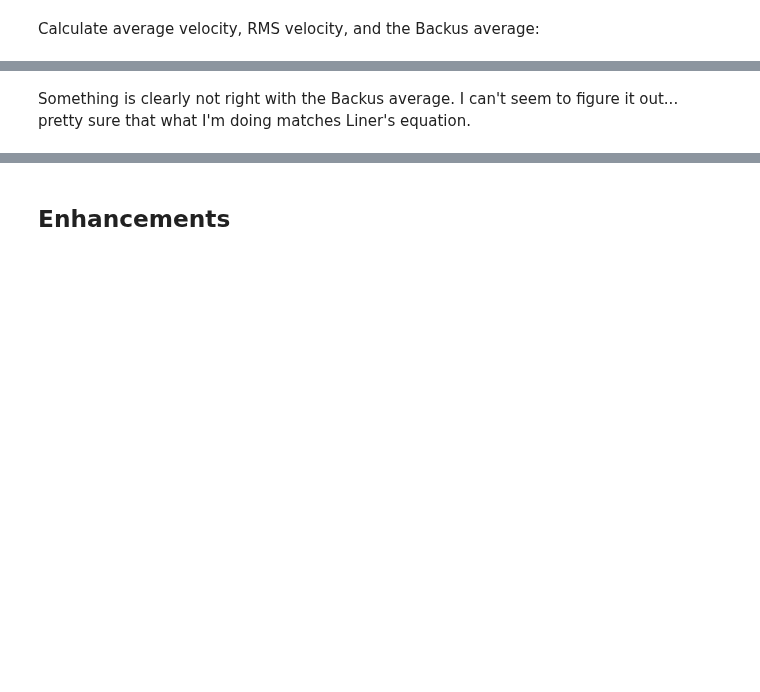
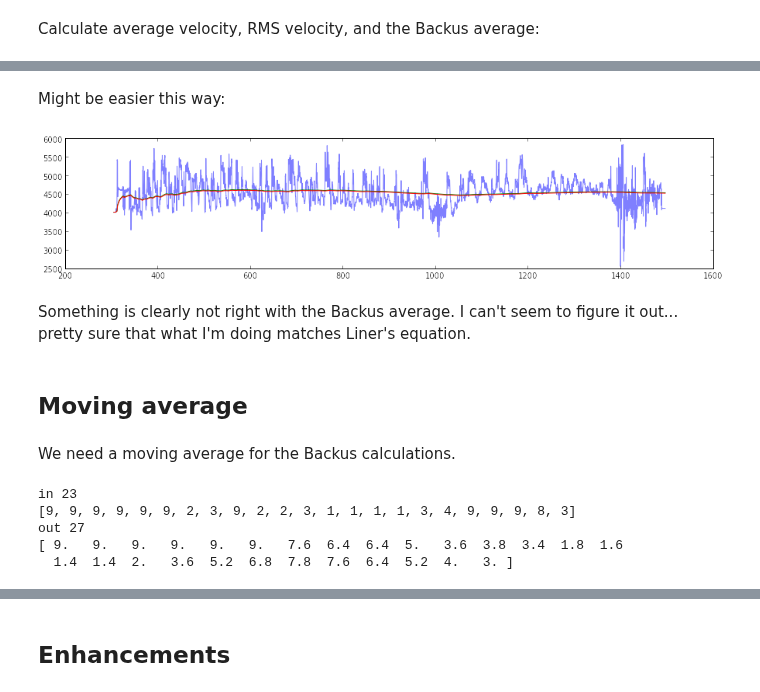
Before and after one commit to kwinkunks/notebooks, a Jupyter notebook: Backus.ipynb, the cells around one changed output, grey strips where cells are left out. Drawn from its saved outputs; the diff is of its cells as text; code cells hidden in the pictures; blank space fills up the shorter version.

```diff
--- a/Backus.ipynb
+++ b/Backus.ipynb
@@ -173,2 +184,17 @@ plt.show()
+# %% [markdown]
+Might be easier this way:
+# %%
+plt.figure(figsize=[15,3])
+plt.plot(z_tnt, vp_tnt, alpha=0.5) # This line buggers up the scale
+plt.plot(z_tnt, rms)
+plt.plot(z_tnt, avg)
+#plt.plot(z_tnt, bks) # Something wrong with this curve
+plt.show()
+# %% [output]
+[figure, added]
 # %% [markdown]
 Something is clearly not right with the Backus average. I can't seem to figure it out... pretty sure that what I'm doing matches Liner's equation.
+# %% [markdown]
+## Moving average
+# %% [markdown]
+We need a moving average for the Backus calculations.
@@ -174,0 +227,14 @@ Something is clearly not right with the Backus average. I can't seem to figure i
+# %%
+test = [9,9,9,9,9,9,2,3,9,2,2,3,1,1,1,1,3,4,9,9,9,8,3]
+print 'in', len(test)
+print test
+
+avg_r = moving_average(test, 5, mode='full')
+print 'out', len(avg_r)
+print avg_r
+# %% [output]
+in 23
+[9, 9, 9, 9, 9, 9, 2, 3, 9, 2, 2, 3, 1, 1, 1, 1, 3, 4, 9, 9, 9, 8, 3]
+out 27
+[ 9.   9.   9.   9.   9.   9.   7.6  6.4  6.4  5.   3.6  3.8  3.4  1.8  1.6
+  1.4  1.4  2.   3.6  5.2  6.8  7.8  7.6  6.4  5.2  4.   3. ]
```
Also changed, not shown: parts of 38 cells of this notebook.
